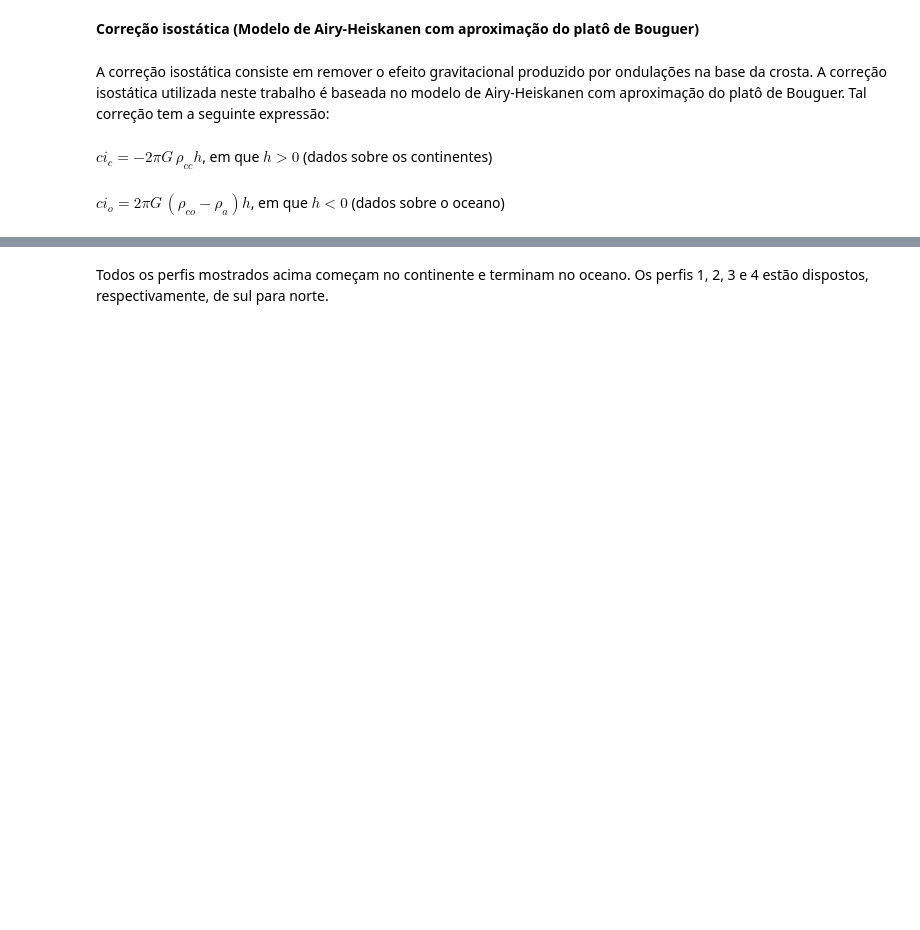
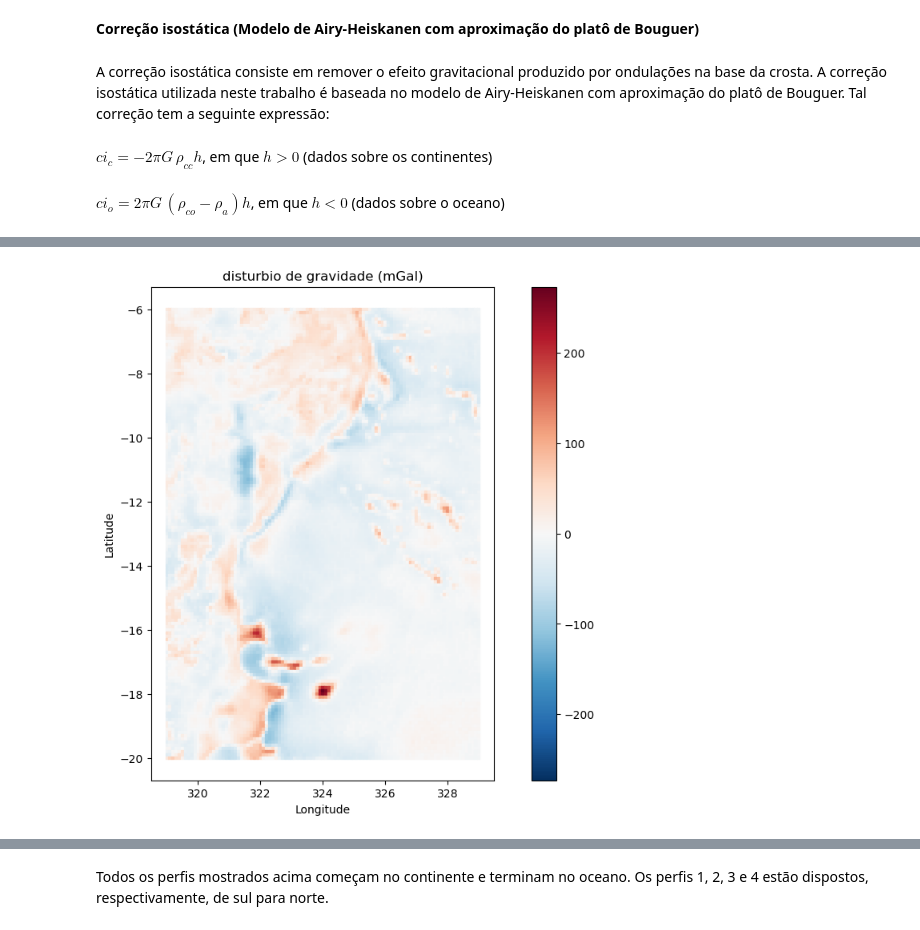
Before and after one commit to birocoles/Intro-grav-mag, a Jupyter notebook: aulas/aula_5c_margem_leste_grav_eigen6c4.ipynb, the cells around one changed output, grey strips where cells are left out. Saved outputs shown, nothing was run; the diff lists cells and outputs as text; code cells hidden in the pictures; blank space fills up the shorter version.

```diff
--- a/aulas/aula_5c_margem_leste_grav_eigen6c4.ipynb
+++ b/aulas/aula_5c_margem_leste_grav_eigen6c4.ipynb
@@ -483,0 +406,18 @@ plt.show()
+# %%
+ranges = np.max(np.abs(dados_combinados['disturbio']))
+fig, ax = plt.subplots(figsize=(12, 8))
+dados_combinados.plot(
+    ax=ax,
+    column='disturbio',
+    cmap='RdBu_r',
+    markersize=5,
+    marker='s',
+    legend=True,
+    vmin=-ranges, vmax=ranges
+)
+ax.set_title('disturbio de gravidade (mGal)')
+ax.set_xlabel('Longitude')
+ax.set_ylabel('Latitude')
+plt.show()
+# %% [output]
+[figure, added]
```
Also changed, not shown: parts of 102 cells of this notebook, 6 other files.
